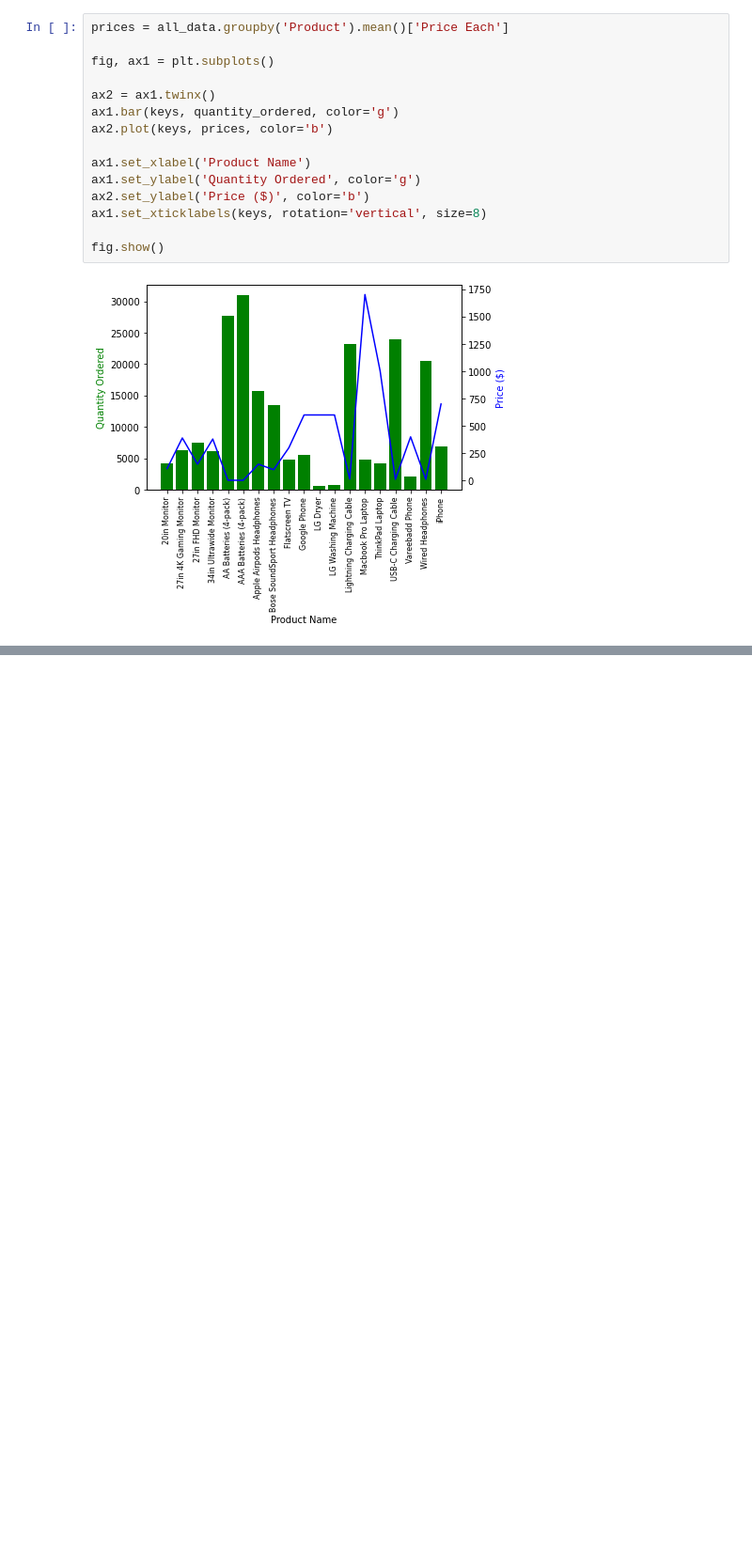
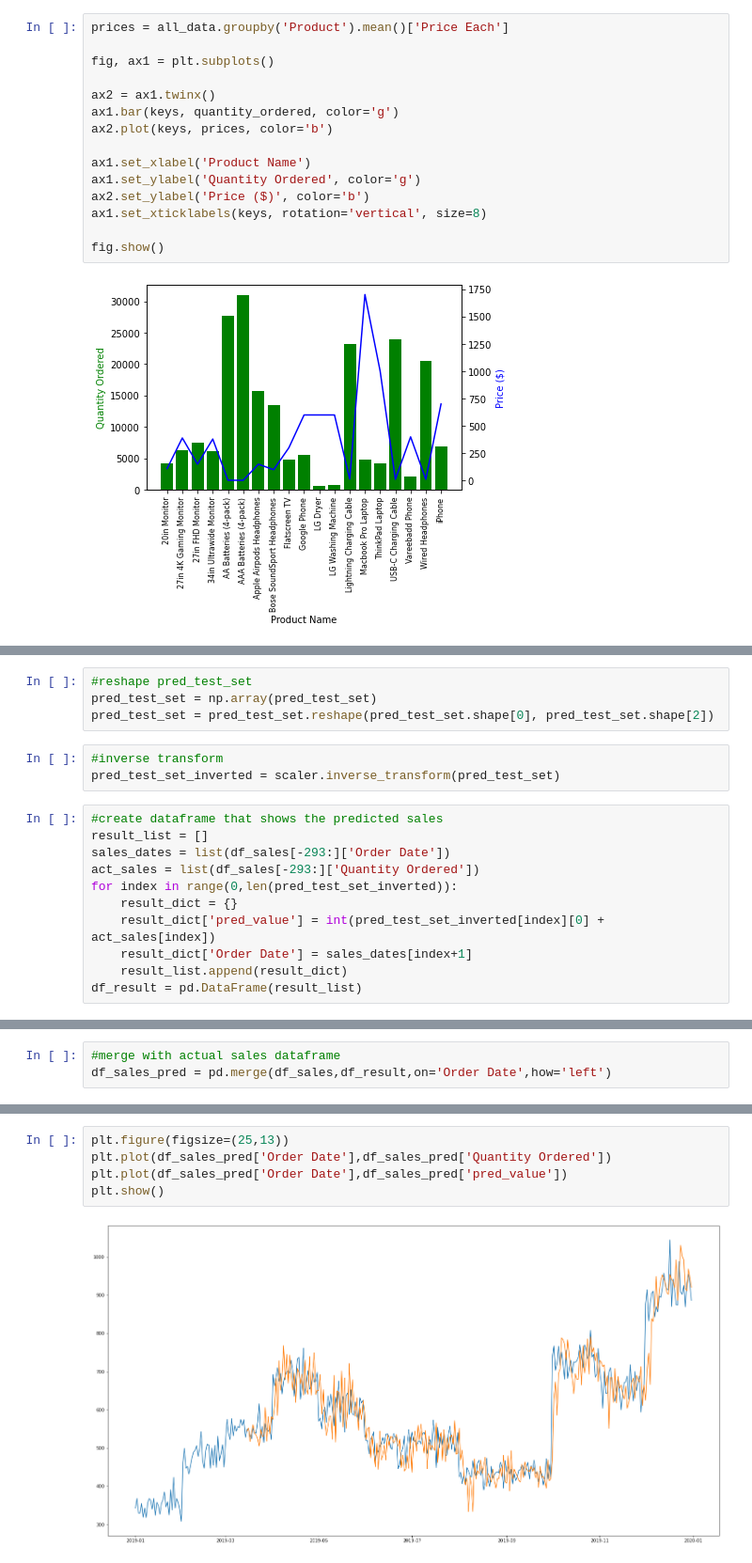
Before and after one commit to Yogesh-Shaligram/Sales_data_analysis, a Jupyter notebook: Sales Data Analysis.ipynb, the cells around one changed output, grey strips where cells are left out. Shown: that part at 94% size. Drawn from its saved outputs; the diff is of its cells as text; blank space fills up the shorter version.

```diff
--- a/Sales Data Analysis.ipynb
+++ b/Sales Data Analysis.ipynb
@@ -239,0 +459,18 @@ fig.show()
+# %%
+#reshape pred_test_set
+pred_test_set = np.array(pred_test_set)
+pred_test_set = pred_test_set.reshape(pred_test_set.shape[0], pred_test_set.shape[2])
+# %%
+#inverse transform
+pred_test_set_inverted = scaler.inverse_transform(pred_test_set)
+# %%
+#create dataframe that shows the predicted sales
+result_list = []
+sales_dates = list(df_sales[-293:]['Order Date'])
+act_sales = list(df_sales[-293:]['Quantity Ordered'])
+for index in range(0,len(pred_test_set_inverted)):
+    result_dict = {}
+    result_dict['pred_value'] = int(pred_test_set_inverted[index][0] + act_sales[index])
+    result_dict['Order Date'] = sales_dates[index+1]
+    result_list.append(result_dict)
+df_result = pd.DataFrame(result_list)
@@ -239,0 +493,3 @@ fig.show()
+# %%
+#merge with actual sales dataframe
+df_sales_pred = pd.merge(df_sales,df_result,on='Order Date',how='left')
@@ -239,0 +512,7 @@ fig.show()
+# %%
+plt.figure(figsize=(25,13))
+plt.plot(df_sales_pred['Order Date'],df_sales_pred['Quantity Ordered'])
+plt.plot(df_sales_pred['Order Date'],df_sales_pred['pred_value'])
+plt.show()
+# %% [output]
+[figure, added]
```
Also changed, not shown: parts of 25 cells of this notebook.
